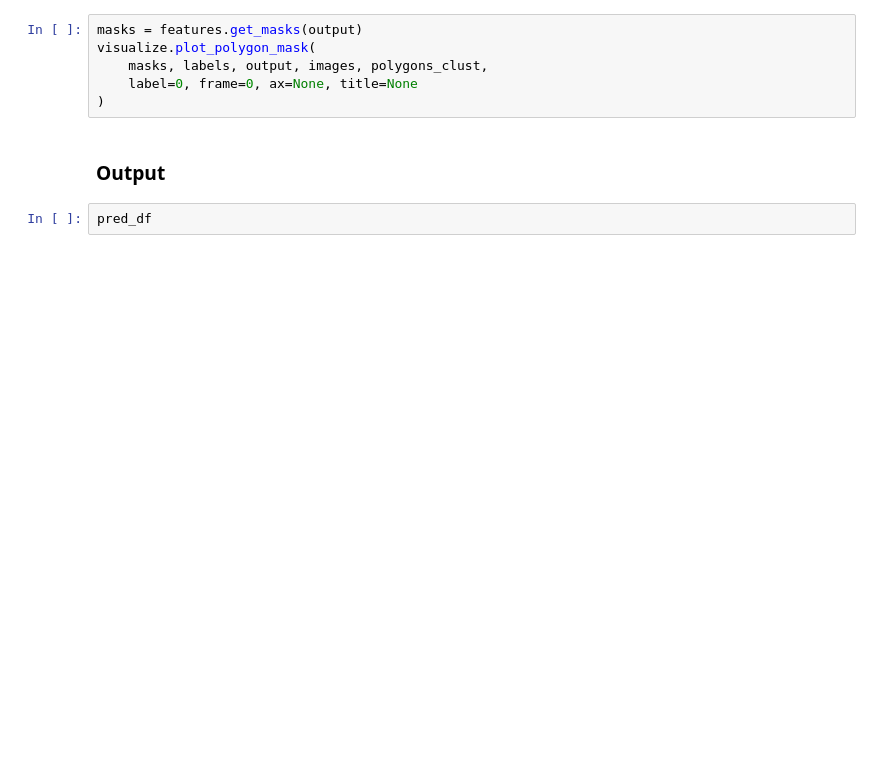
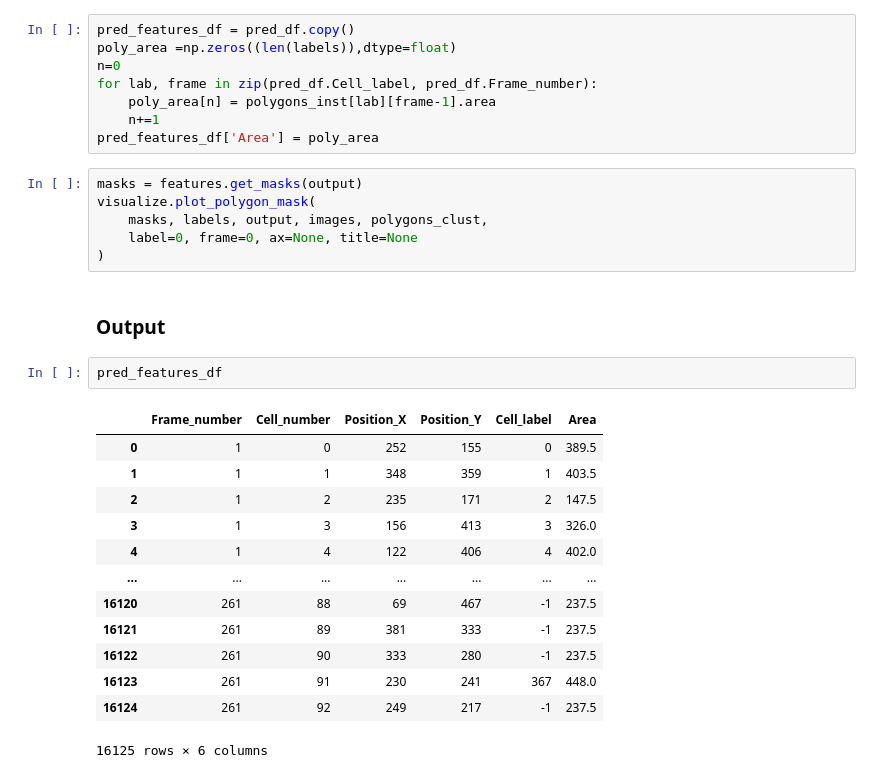
Before and after one commit to ymzayek/yeastcells-detection-maskrcnn, a Jupyter notebook: notebooks/example_pipeline.ipynb, the cells around one changed output. Cells and saved outputs as stored; diff of their text form; blank space fills up the shorter version.

```diff
--- a/notebooks/example_pipeline.ipynb
+++ b/notebooks/example_pipeline.ipynb
@@ -101,6 +104,14 @@ ax = visualize.plot_area_profiles(polygons_clust, ti=3, label=[0], ax=None, titl
 _, _, pred_df = data.get_pred(output, labels, coordinates)
 polygons_inst =  features.polygons_per_instance(labels, contours, output)
 pred_features = features.get_features_df(polygons_inst, labels, pred_df)
+# %%
+pred_features_df = pred_df.copy()
+poly_area =np.zeros((len(labels)),dtype=float)
+n=0
+for lab, frame in zip(pred_df.Cell_label, pred_df.Frame_number):
+    poly_area[n] = polygons_inst[lab][frame-1].area
+    n+=1
+pred_features_df['Area'] = poly_area
 # %%
 masks = features.get_masks(output)
 visualize.plot_polygon_mask(
@@ -109,5 +120,19 @@ visualize.plot_polygon_mask(
 )
 # %% [markdown]
 ### Output
-# %%
-pred_df
+# %%
+pred_features_df
+# %% [output]
+|  | Frame_number | Cell_number | Position_X | Position_Y | Cell_label | Area |
+| 0 | 1 | 0 | 252 | 155 | 0 | 389.5 |
+| 1 | 1 | 1 | 348 | 359 | 1 | 403.5 |
+| 2 | 1 | 2 | 235 | 171 | 2 | 147.5 |
+| 3 | 1 | 3 | 156 | 413 | 3 | 326.0 |
+| 4 | 1 | 4 | 122 | 406 | 4 | 402.0 |
+| ... | ... | ... | ... | ... | ... | ... |
+| 16120 | 261 | 88 | 69 | 467 | -1 | 237.5 |
+| 16121 | 261 | 89 | 381 | 333 | -1 | 237.5 |
+| 16122 | 261 | 90 | 333 | 280 | -1 | 237.5 |
+| 16123 | 261 | 91 | 230 | 241 | 367 | 448.0 |
+| 16124 | 261 | 92 | 249 | 217 | -1 | 237.5 |
+16125 rows × 6 columns
```
Also changed, not shown: parts of 2 cells of this notebook, 2 other files.
